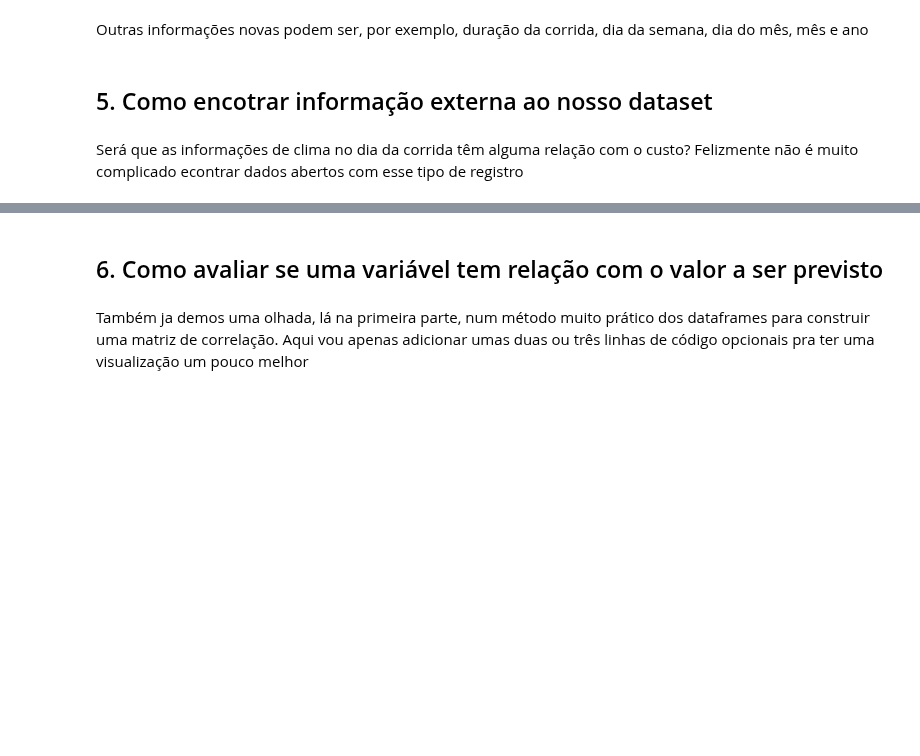
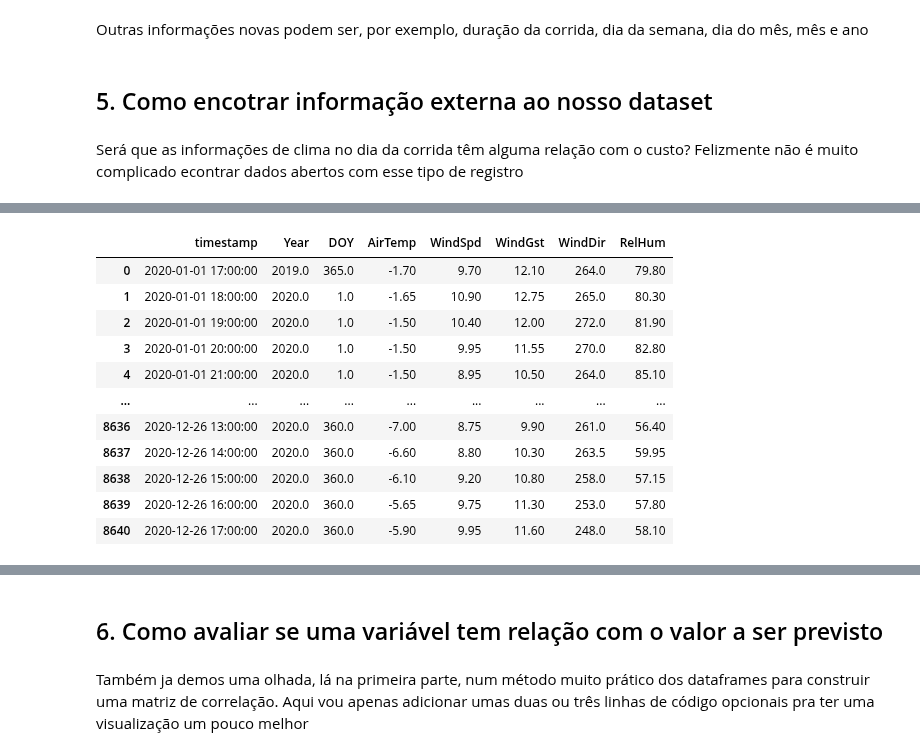
Before and after one commit to LeoFernanndes/portfolio, a Jupyter notebook: ChicagoTaxiRidePrice_parte2.ipynb, the cells around one changed output, grey strips where cells are left out. Drawn from its saved outputs; the diff is of its cells as text; code cells hidden in the pictures; blank space fills up the shorter version.

```diff
--- a/ChicagoTaxiRidePrice_parte2.ipynb
+++ b/ChicagoTaxiRidePrice_parte2.ipynb
@@ -614,0 +639,90 @@ Aqui, eu tentei simplicar ao máximo o processo dentro de uma única celula já
+# %%
+colunas = ['ID', 'Year', 'DOY', 'UTC', 'AirTemp', 'WindSpd', 'WindGst', 'WindDir', 'RelHum']
+
+dataframe_clima_2020 = pd.DataFrame(columns=colunas)
+
+for i in range(366):
+
+  date = (datetime(2020,1,1) + timedelta(i)).strftime('%Y%m%d')
+  url = f'https://www.glerl.noaa.gov/metdata/chi/2020/{date}.04t.txt'
+  clima = pd.read_csv(url)
+
+  id = []
+  year = []
+  doy = []
+  utc = []
+  airtemp = []
+  windspd = []
+  windgst = []
+  winddir = []
+  relhum = []
+
+
+
+  for idx in range(clima.shape[0]):
+    array_certo = []
+    array_todo_torto = clima.loc[idx].values[0].split(' ')
+
+    for element in array_todo_torto:
+      if element == '':
+        pass
+      else:
+        array_certo.append(element)
+
+    if len(array_certo) == 9:
+      id.append(array_certo[0])
+      year.append(array_certo[1])
+      doy.append(array_certo[2])
+      utc.append(array_certo[3])
+      airtemp.append(array_certo[4])
+      windspd.append(array_certo[5])
+      windgst.append(array_certo[6])
+      winddir.append(array_certo[7])
+      relhum.append(array_certo[8])
+
+  temp = pd.DataFrame({
+    'ID': id,
+    'Year': year,
+    'DOY': doy,
+    'UTC': utc,
+    'AirTemp': airtemp,
+    'WindSpd': windspd,
+    'WindGst': windgst,
+    'WindDir': winddir,
+    'RelHum': relhum
+  })
+
+  dataframe_clima_2020 = pd.concat([dataframe_clima_2020, temp.loc[1:]])
+
+  if str((datetime(2020,1,1) + timedelta(i + 1)).date()) == str(datetime.today().date()):
+    break
+  # print(date) # usei esse print pra ter controle das saidas do loop, é uma boa prática usar esse tipo de verbosidade pra debugar processos iterativos
+
+dataframe_clima_2020.reset_index(drop=True, inplace=True)
+
+dataframe_clima_2020['Year'] = dataframe_clima_2020['Year'].astype('int')
+dataframe_clima_2020['DOY'] = dataframe_clima_2020['DOY'].astype('int')
+dataframe_clima_2020['AirTemp'] = dataframe_clima_2020['AirTemp'].astype('float')
+dataframe_clima_2020['WindSpd'] = dataframe_clima_2020['WindSpd'].astype('float')
+dataframe_clima_2020['WindGst'] = dataframe_clima_2020['WindGst'].astype('float')
+dataframe_clima_2020['WindDir'] = dataframe_clima_2020['WindDir'].astype('int')
+dataframe_clima_2020['RelHum'] = dataframe_clima_2020['RelHum'].astype('float')
+
+dataframe_clima_2020['timestamp'] = [datetime(year,1,1) + timedelta(days=doy) + timedelta(hours=int(utc[:2]) - 6) for year, doy, utc in
+                                zip(dataframe_clima_2020['Year'], dataframe_clima_2020['DOY'], dataframe_clima_2020['UTC'])]
+
+dataframe_clima_2020_to_merge = dataframe_clima_2020.groupby(by=['timestamp']).median().reset_index()
+dataframe_clima_2020_to_merge
+# %% [output]
+|  | timestamp | Year | DOY | AirTemp | WindSpd | WindGst | WindDir | RelHum |
+| 0 | 2020-01-01 17:00:00 | 2019.0 | 365.0 | -1.70 | 9.70 | 12.10 | 264.0 | 79.80 |
+| 1 | 2020-01-01 18:00:00 | 2020.0 | 1.0 | -1.65 | 10.90 | 12.75 | 265.0 | 80.30 |
+| 2 | 2020-01-01 19:00:00 | 2020.0 | 1.0 | -1.50 | 10.40 | 12.00 | 272.0 | 81.90 |
+| 3 | 2020-01-01 20:00:00 | 2020.0 | 1.0 | -1.50 | 9.95 | 11.55 | 270.0 | 82.80 |
+| 4 | 2020-01-01 21:00:00 | 2020.0 | 1.0 | -1.50 | 8.95 | 10.50 | 264.0 | 85.10 |
+| ... | ... | ... | ... | ... | ... | ... | ... | ... |
+| 8636 | 2020-12-26 13:00:00 | 2020.0 | 360.0 | -7.00 | 8.75 | 9.90 | 261.0 | 56.40 |
+| 8637 | 2020-12-26 14:00:00 | 2020.0 | 360.0 | -6.60 | 8.80 | 10.30 | 263.5 | 59.95 |
+| 8638 | 2020-12-26 15:00:00 | 2020.0 | 360.0 | -6.10 | 9.20 | 10.80 | 258.0 | 57.15 |
+| 8639 | 2020-12-26 16:00:00 | 2020.0 | 360.0 | -5.65 | 9.75 | 11.30 | 253.0 | 57.80 |
+| 8640 | 2020-12-26 17:00:00 | 2020.0 | 360.0 | -5.90 | 9.95 | 11.60 | 248.0 | 58.10 |
```
Also changed, not shown: parts of 14 cells of this notebook.
